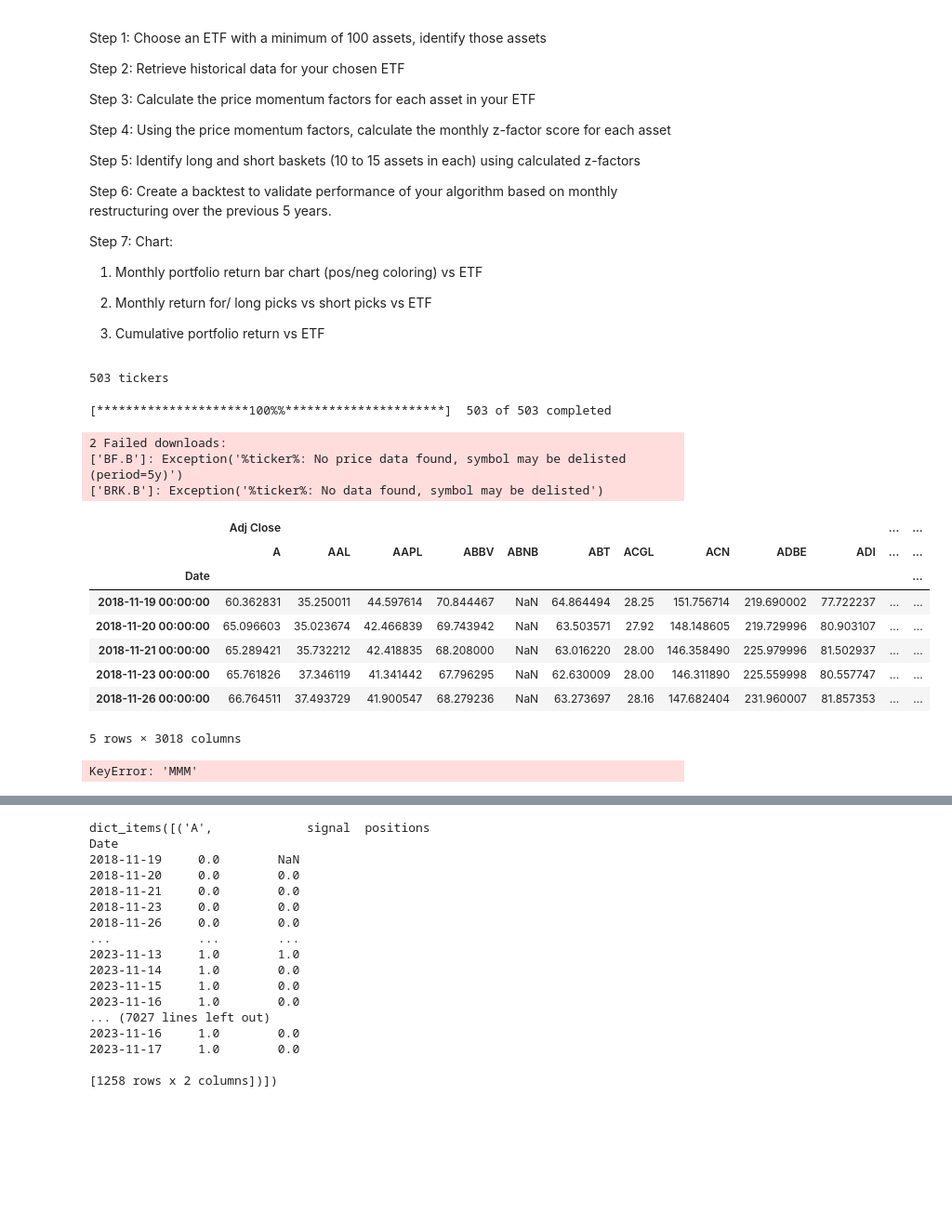
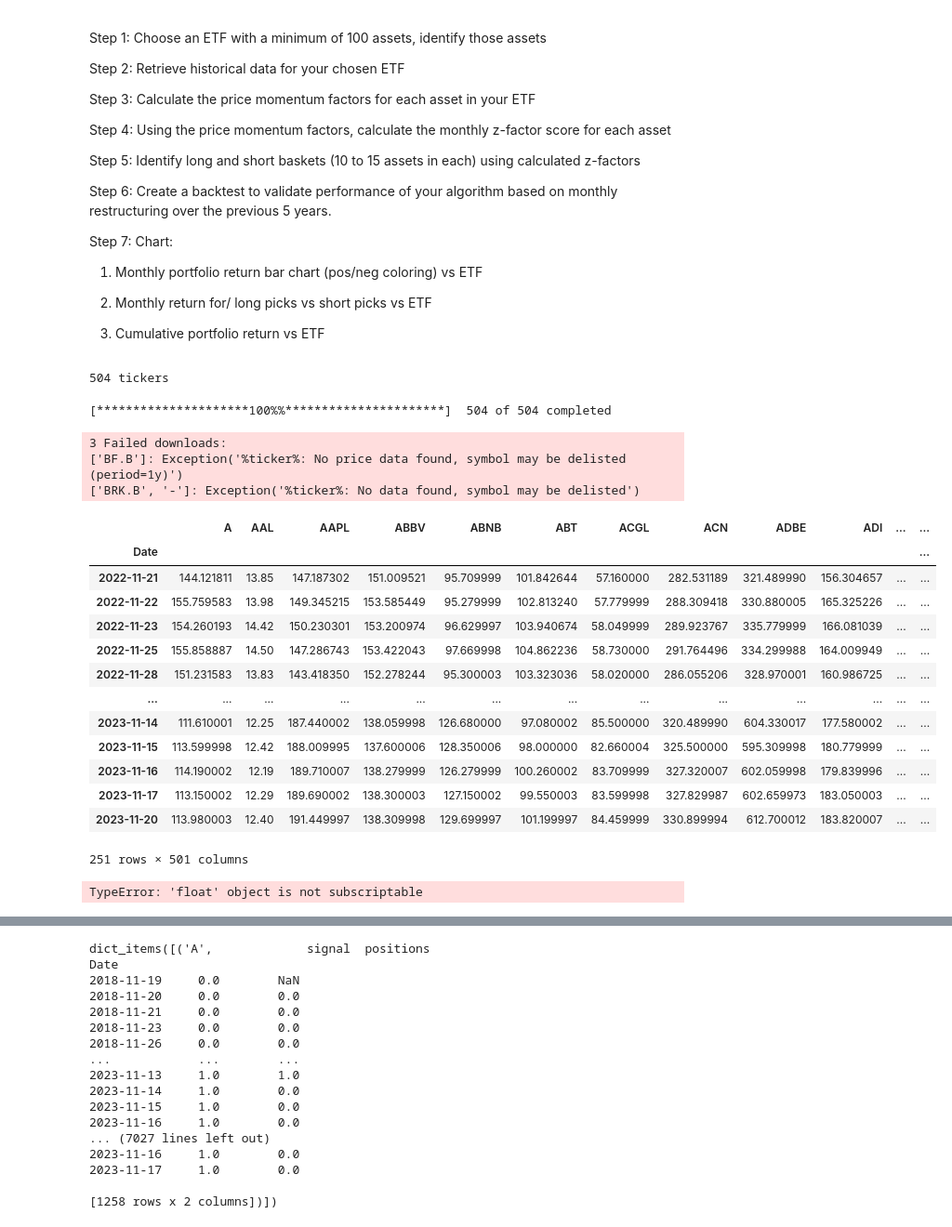
Before and after one commit to CCNY-Analytics-and-Quant/Quantative-Finance-Repo, a Jupyter notebook: Final-Project/workbooks/draft.ipynb, the cells around one changed output, grey strips where cells are left out. Shown at 93% size. Cells and saved outputs as stored; diff of their text form; code cells hidden in the pictures; blank space fills up the shorter version.

Commit message:
Update draft.ipynb
worked on importing tickers in classs

```diff
--- a/Final-Project/workbooks/draft.ipynb
+++ b/Final-Project/workbooks/draft.ipynb
@@ -28,30 +28,40 @@ import yfinance as yf
 # etf = ["SPY"]
 
 # Get the list of S&P 500 constituents
-SPY_tickers = pd.read_html('https://en.wikipedia.org/wiki/List_of_S%26P_500_companies')[0]['Symbol'].tolist()
+# SPY_tickers = pd.read_html('https://en.wikipedia.org/wiki/List_of_S%26P_500_companies')[0]['Symbol'].tolist()
+SPY_tickers = pd.read_excel("https://www.ssga.com/us/en/intermediary/etfs/library-content/products/fund-data/etfs/us/holdings-daily-us-en-spy.xlsx", header=4).Ticker.dropna().to_list()
 
 print(f'{len(SPY_tickers)} tickers')
 # %% [output]
-503 tickers
+504 tickers
 # %%
 # Step 2: Retrieve historical data for your chosen ETF
 
-data = yf.download(SPY_tickers, period = '5y')
-data.head()
+data = yf.download(SPY_tickers, period = '1y')['Adj Close']
+#data.head()
 # %% [output]
-[*********************100%%**********************]  503 of 503 completed
+[*********************100%%**********************]  504 of 504 completed
-2 Failed downloads:
-['BF.B']: Exception('%ticker%: No price data found, symbol may be delisted (period=5y)')
-['BRK.B']: Exception('%ticker%: No data found, symbol may be delisted')
+3 Failed downloads:
+['BF.B']: Exception('%ticker%: No price data found, symbol may be delisted (period=1y)')
+['BRK.B', '-']: Exception('%ticker%: No data found, symbol may be delisted')
-|  | Adj Close |  |  |  |  |  |  |  |  |  | ... | ... |
-|  | A | AAL | AAPL | ABBV | ABNB | ABT | ACGL | ACN | ADBE | ADI | ... | ... |
-| Date |  |  |  |  |  |  |  |  |  |  |  | ... |
-| 2018-11-19 00:00:00 | 60.362831 | 35.250011 | 44.597614 | 70.844467 | NaN | 64.864494 | 28.25 | 151.756714 | 219.690002 | 77.722237 | ... | ... |
-| 2018-11-20 00:00:00 | 65.096603 | 35.023674 | 42.466839 | 69.743942 | NaN | 63.503571 | 27.92 | 148.148605 | 219.729996 | 80.903107 | ... | ... |
-| 2018-11-21 00:00:00 | 65.289421 | 35.732212 | 42.418835 | 68.208000 | NaN | 63.016220 | 28.00 | 146.358490 | 225.979996 | 81.502937 | ... | ... |
-| 2018-11-23 00:00:00 | 65.761826 | 37.346119 | 41.341442 | 67.796295 | NaN | 62.630009 | 28.00 | 146.311890 | 225.559998 | 80.557747 | ... | ... |
-| 2018-11-26 00:00:00 | 66.764511 | 37.493729 | 41.900547 | 68.279236 | NaN | 63.273697 | 28.16 | 147.682404 | 231.960007 | 81.857353 | ... | ... |
-5 rows × 3018 columns
+# %%
+sp500 = data.dropna(how= 'all', axis= 1)
+sp500
+# %% [output]
+|  | A | AAL | AAPL | ABBV | ABNB | ABT | ACGL | ACN | ADBE | ADI | ... | ... |
+| Date |  |  |  |  |  |  |  |  |  |  |  | ... |
+| 2022-11-21 | 144.121811 | 13.85 | 147.187302 | 151.009521 | 95.709999 | 101.842644 | 57.160000 | 282.531189 | 321.489990 | 156.304657 | ... | ... |
+| 2022-11-22 | 155.759583 | 13.98 | 149.345215 | 153.585449 | 95.279999 | 102.813240 | 57.779999 | 288.309418 | 330.880005 | 165.325226 | ... | ... |
+| 2022-11-23 | 154.260193 | 14.42 | 150.230301 | 153.200974 | 96.629997 | 103.940674 | 58.049999 | 289.923767 | 335.779999 | 166.081039 | ... | ... |
+| 2022-11-25 | 155.858887 | 14.50 | 147.286743 | 153.422043 | 97.669998 | 104.862236 | 58.730000 | 291.764496 | 334.299988 | 164.009949 | ... | ... |
+| 2022-11-28 | 151.231583 | 13.83 | 143.418350 | 152.278244 | 95.300003 | 103.323036 | 58.020000 | 286.055206 | 328.970001 | 160.986725 | ... | ... |
+| ... | ... | ... | ... | ... | ... | ... | ... | ... | ... | ... | ... | ... |
+| 2023-11-14 | 111.610001 | 12.25 | 187.440002 | 138.059998 | 126.680000 | 97.080002 | 85.500000 | 320.489990 | 604.330017 | 177.580002 | ... | ... |
+| 2023-11-15 | 113.599998 | 12.42 | 188.009995 | 137.600006 | 128.350006 | 98.000000 | 82.660004 | 325.500000 | 595.309998 | 180.779999 | ... | ... |
+| 2023-11-16 | 114.190002 | 12.19 | 189.710007 | 138.279999 | 126.279999 | 100.260002 | 83.709999 | 327.320007 | 602.059998 | 179.839996 | ... | ... |
+| 2023-11-17 | 113.150002 | 12.29 | 189.690002 | 138.300003 | 127.150002 | 99.550003 | 83.599998 | 327.829987 | 602.659973 | 183.050003 | ... | ... |
+| 2023-11-20 | 113.980003 | 12.40 | 191.449997 | 138.309998 | 129.699997 | 101.199997 | 84.459999 | 330.899994 | 612.700012 | 183.820007 | ... | ... |
+251 rows × 501 columns
 # %%
 # Step 3: Calculate the price momentum factors for each asset in your ETF
 
@@ -90,7 +100,7 @@ print(assets_momentum_factors.head())
 # for asset, signals in assets_momentum_factors.items():
 #     print(f"Signals for {asset}:\n{signals}\n")
 # %% [output]
-KeyError: 'MMM'
+TypeError: 'float' object is not subscriptable
 # %%
 data
 # %% [output]
```
